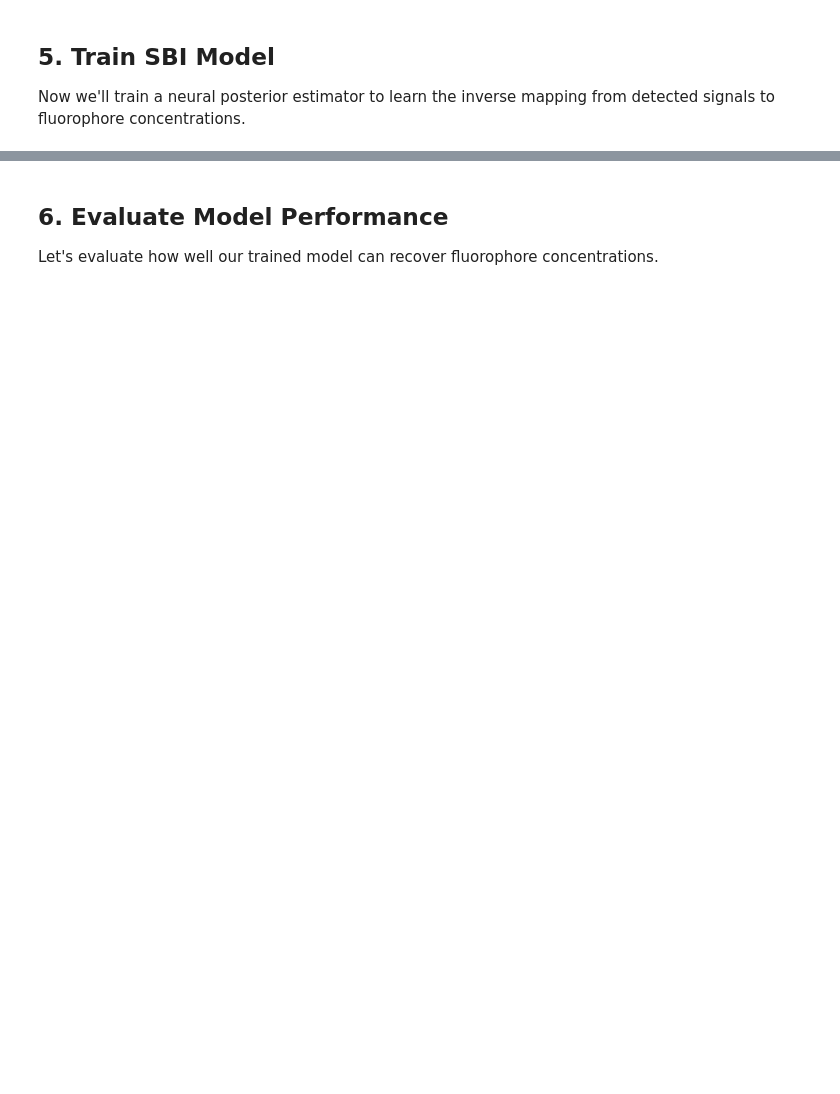
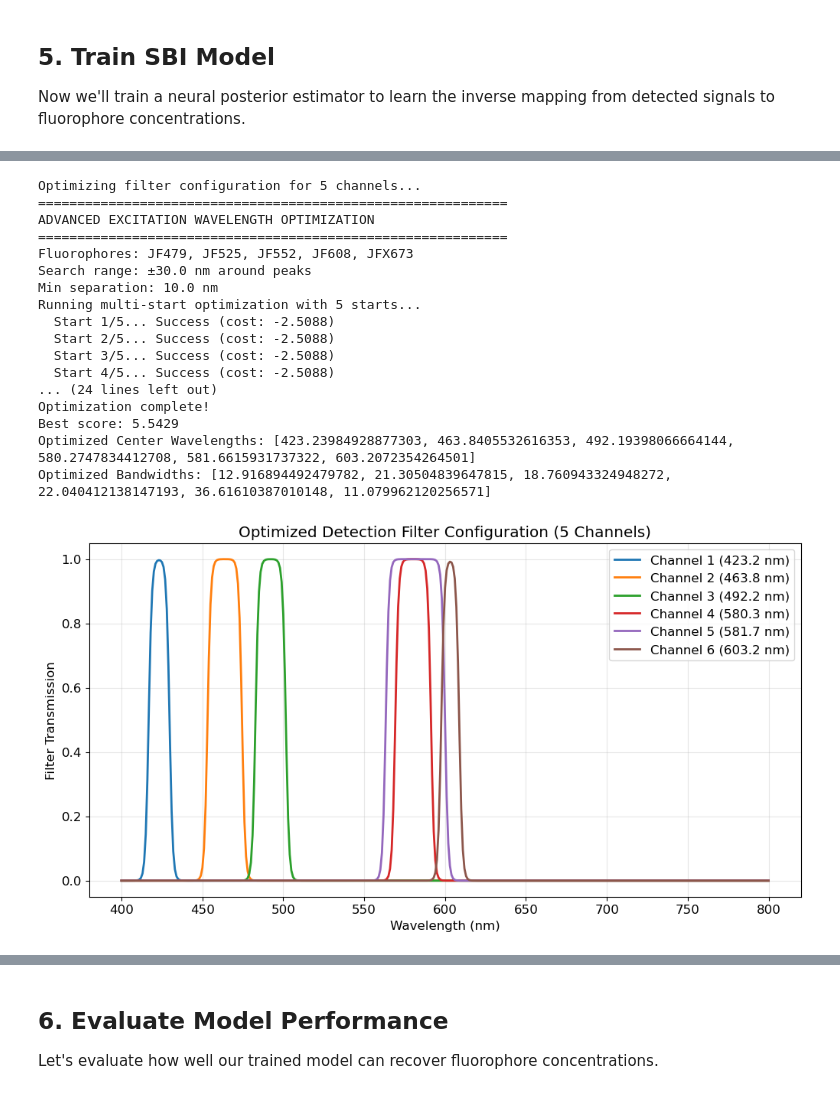
Before and after one commit to boazmohar/sbi-DELTA, a Jupyter notebook: notebooks/sbi_example.ipynb, the cells around one changed output, grey strips where cells are left out. Drawn from its saved outputs; the diff is of its cells as text; code cells hidden in the pictures; blank space fills up the shorter version.

```diff
--- a/notebooks/sbi_example.ipynb
+++ b/notebooks/sbi_example.ipynb
@@ -227,0 +317,60 @@ print("\nTraining completed!")
+# %%
+# --- Filter Optimization with 5 Channels ---
+
+print("Optimizing filter configuration for 5 channels...")
+
+# Use the same SBIConfig and selected_fluors as above
+simulator_for_opt = create_sbi_simulator(
+    fluorophore_names=selected_fluors,
+    spectra_dir="../data/spectra_npz",
+    config=sbi_config
+)
+
+# Run optimization (increase n_trials for better results if desired)
+optimized_config = simulator_for_opt.optimize_filter_configuration(
+    n_channels=6,
+    wavelength_bounds=(400, 800),      # Match sbi_config
+    bandwidth_bounds=(10.0, 50.0),
+    n_trials=150                       # More trials = better optimization
+)
+
+print("\nOptimization complete!")
+print(f"Best score: {optimized_config['score']:.4f}")
+print("Optimized Center Wavelengths:", optimized_config['center_wavelengths'])
+print("Optimized Bandwidths:", optimized_config['bandwidths'])
+
+# Visualize optimized filters
+filters_opt = simulator_for_opt.filter_bank.create_filters(
+    optimized_config['center_wavelengths'],
+    optimized_config['bandwidths']
+)
+
+plt.figure(figsize=(12, 6))
+for i, (center, bandwidth) in enumerate(zip(optimized_config['center_wavelengths'], optimized_config['bandwidths'])):
+    plt.plot(simulator_for_opt.filter_bank.wavelengths, filters_opt[i], label=f'Channel {i+1} ({center:.1f} nm)', linewidth=2)
+
+plt.xlabel('Wavelength (nm)')
+plt.ylabel('Filter Transmission')
+plt.title('Optimized Detection Filter Configuration (5 Channels)')
+plt.legend()
+plt.grid(True, alpha=0.3)
+plt.show()
+# %% [output]
+Optimizing filter configuration for 5 channels...
+============================================================
+ADVANCED EXCITATION WAVELENGTH OPTIMIZATION
+============================================================
+Fluorophores: JF479, JF525, JF552, JF608, JFX673
+Search range: ±30.0 nm around peaks
+Min separation: 10.0 nm
+Running multi-start optimization with 5 starts...
+  Start 1/5... Success (cost: -2.5088)
+  Start 2/5... Success (cost: -2.5088)
+  Start 3/5... Success (cost: -2.5088)
+  Start 4/5... Success (cost: -2.5088)
+... (24 lines left out)
+Optimization complete!
+Best score: 5.5429
+Optimized Center Wavelengths: [423.23984928877303, 463.8405532616353, 492.19398066664144, 580.2747834412708, 581.6615931737322, 603.2072354264501]
+Optimized Bandwidths: [12.916894492479782, 21.30504839647815, 18.760943324948272, 22.040412138147193, 36.61610387010148, 11.079962120256571]
+[figure, added]
```
Also changed, not shown: parts of 19 cells of this notebook, 13 other files.
